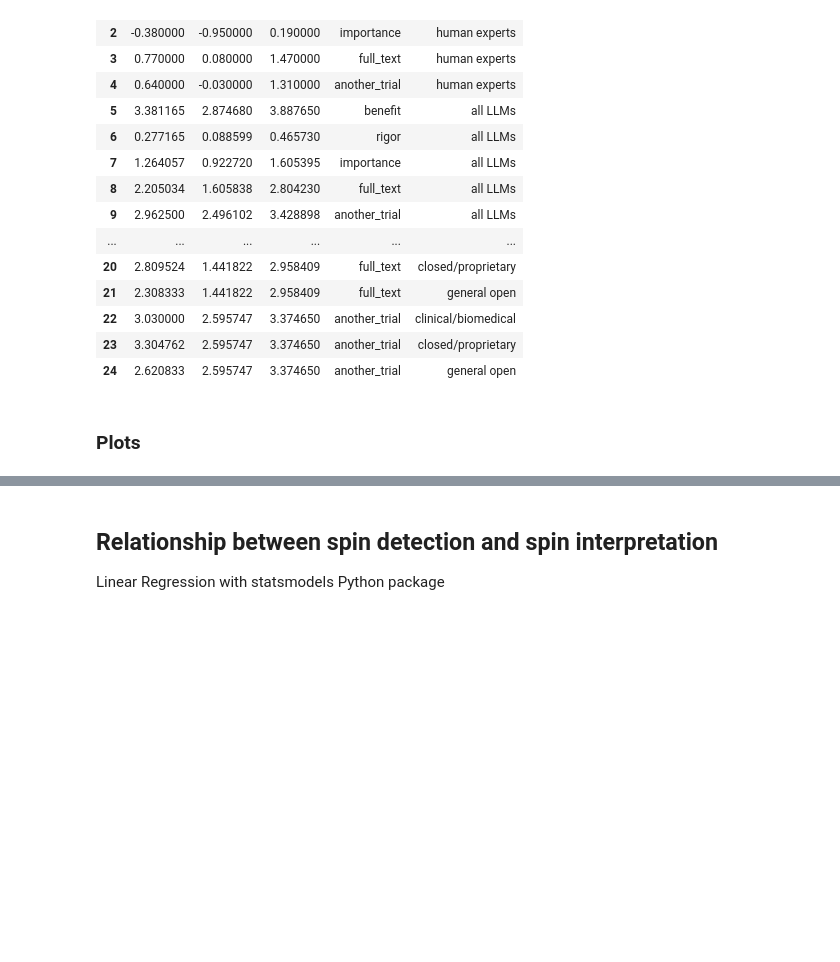
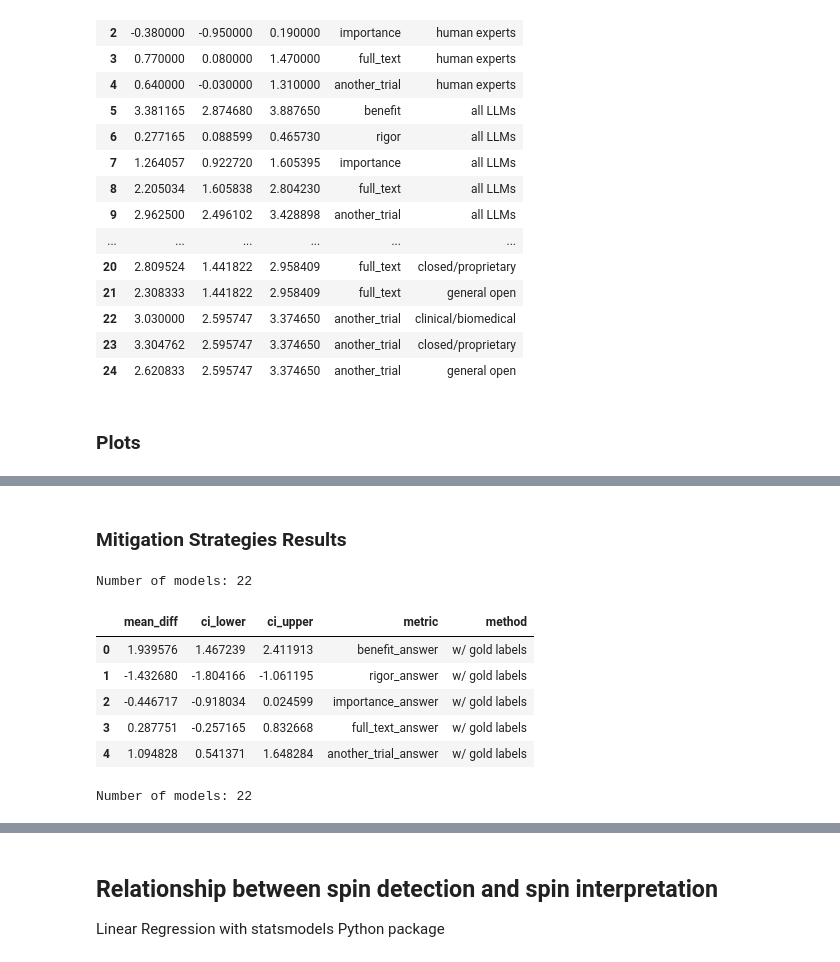
Before and after one commit to hyesunyun/MedLitSpin, a Jupyter notebook: code/calculate_stats.ipynb, the cells around one changed output, grey strips where cells are left out. Saved outputs shown, nothing was run; the diff lists cells and outputs as text; code cells hidden in the pictures; blank space fills up the shorter version.

```diff
--- a/code/calculate_stats.ipynb
+++ b/code/calculate_stats.ipynb
@@ -713,3 +726,5 @@ chart.save("./plots/interpretation_by_measures_gray.html")
 chart
 # %% [output]
 [interactive output not drawn]
+# %% [markdown]
+### Mitigation Strategies Results
@@ -715,0 +733,77 @@ chart
+# %%
+# "interpretation_overall_metrics.json"
+# "gold_labelled_interpretation_overall_metrics.json"
+# "model_output_labelled_interpretation_overall_metrics.json"
+
+gold_labelled_interpretation_stats_df = pd.read_json("./eval_outputs/gold_labelled_interpretation_overall_metrics.json", orient="index")
+
+gold_labelled_interpretation_stats_df["model_name"] = gold_labelled_interpretation_stats_df.index
+gold_labelled_interpretation_stats_df["model_type"] = gold_labelled_interpretation_stats_df.index.map(lambda x: model_metadata[x]["model_type"])
+gold_labelled_interpretation_stats_df["model_size_in_b"] = gold_labelled_interpretation_stats_df.index.map(lambda x: model_metadata[x]["model_size_in_b"])
+# remove index
+gold_labelled_interpretation_stats_df.reset_index(drop=True, inplace=True)
+
+print(f"Number of models: {len(gold_labelled_interpretation_stats_df)}")
+
+gold_labelled_interpretation_stats_df.sort_index(inplace=True) # alphabetical order
+# gold_labelled_interpretation_stats_df
+# %% [output]
+Number of models: 22
+# %%
+# calculate the average of all model metrics and calculate 95% CI
+average_model_benefit = gold_labelled_interpretation_stats_df["benefit_answer_mean_diff"].mean()
+ci_lower_model_benefit, ci_upper_model_benefit = calculate_confidence_interval(gold_labelled_interpretation_stats_df, "benefit_answer_mean_diff")
+
+average_model_rigor = gold_labelled_interpretation_stats_df["rigor_answer_mean_diff"].mean()
+ci_lower_model_rigor, ci_upper_model_rigor = calculate_confidence_interval(gold_labelled_interpretation_stats_df, "rigor_answer_mean_diff")
+
+average_model_importance = gold_labelled_interpretation_stats_df["importance_answer_mean_diff"].mean()
+ci_lower_model_importance, ci_upper_model_importance = calculate_confidence_interval(gold_labelled_interpretation_stats_df, "importance_answer_mean_diff")
+
+average_model_full_text = gold_labelled_interpretation_stats_df["full_text_answer_mean_diff"].mean()
+ci_lower_model_full_text, ci_upper_model_full_text = calculate_confidence_interval(gold_labelled_interpretation_stats_df, "full_text_answer_mean_diff")
+
+average_model_another_trial = gold_labelled_interpretation_stats_df["another_trial_answer_mean_diff"].mean()
+ci_lower_model_another_trial, ci_upper_model_another_trial = calculate_confidence_interval(gold_labelled_interpretation_stats_df, "another_trial_answer_mean_diff")
+
+model_stats = {
+    "benefit_answer": {"mean_diff": average_model_benefit, "ci_lower": ci_lower_model_benefit, "ci_upper": ci_upper_model_benefit},
+    "rigor_answer": {"mean_diff": average_model_rigor, "ci_lower": ci_lower_model_rigor, "ci_upper": ci_upper_model_rigor},
+    "importance_answer": {"mean_diff": average_model_importance, "ci_lower": ci_lower_model_importance, "ci_upper": ci_upper_model_importance},
+    "full_text_answer": {"mean_diff": average_model_full_text, "ci_lower": ci_lower_model_full_text, "ci_upper": ci_upper_model_full_text},
+    "another_trial_answer": {"mean_diff": average_model_another_trial, "ci_lower": ci_lower_model_another_trial, "ci_upper": ci_upper_model_another_trial}
+}
+
+gold_labelled_model_stats_df = pd.DataFrame(model_stats).T
+gold_labelled_model_stats_df["metric"] = gold_labelled_model_stats_df.index
+# remove index
+gold_labelled_model_stats_df.reset_index(drop=True, inplace=True)
+gold_labelled_model_stats_df["method"] = "w/ gold labels"
+
+gold_labelled_model_stats_df
+# %% [output]
+|  | mean_diff | ci_lower | ci_upper | metric | method |
+| 0 | 1.939576 | 1.467239 | 2.411913 | benefit_answer | w/ gold labels |
+| 1 | -1.432680 | -1.804166 | -1.061195 | rigor_answer | w/ gold labels |
+| 2 | -0.446717 | -0.918034 | 0.024599 | importance_answer | w/ gold labels |
+| 3 | 0.287751 | -0.257165 | 0.832668 | full_text_answer | w/ gold labels |
+| 4 | 1.094828 | 0.541371 | 1.648284 | another_trial_answer | w/ gold labels |
+# %%
+# "interpretation_overall_metrics.json"
+# "gold_labelled_interpretation_overall_metrics.json"
+# "model_output_labelled_interpretation_overall_metrics.json"
+
+model_output_labelled_interpretation_stats_df = pd.read_json("./eval_outputs/model_output_labelled_interpretation_overall_metrics.json", orient="index")
+
+model_output_labelled_interpretation_stats_df["model_name"] = model_output_labelled_interpretation_stats_df.index
+model_output_labelled_interpretation_stats_df["model_type"] = model_output_labelled_interpretation_stats_df.index.map(lambda x: model_metadata[x]["model_type"])
+model_output_labelled_interpretation_stats_df["model_size_in_b"] = model_output_labelled_interpretation_stats_df.index.map(lambda x: model_metadata[x]["model_size_in_b"])
+# remove index
+model_output_labelled_interpretation_stats_df.reset_index(drop=True, inplace=True)
+
+print(f"Number of models: {len(model_output_labelled_interpretation_stats_df)}")
+
+model_output_labelled_interpretation_stats_df.sort_index(inplace=True) # alphabetical order
+# model_output_labelled_interpretation_stats_df
+# %% [output]
+Number of models: 22
```
Also changed, not shown: parts of 13 cells of this notebook, 15 other files.
